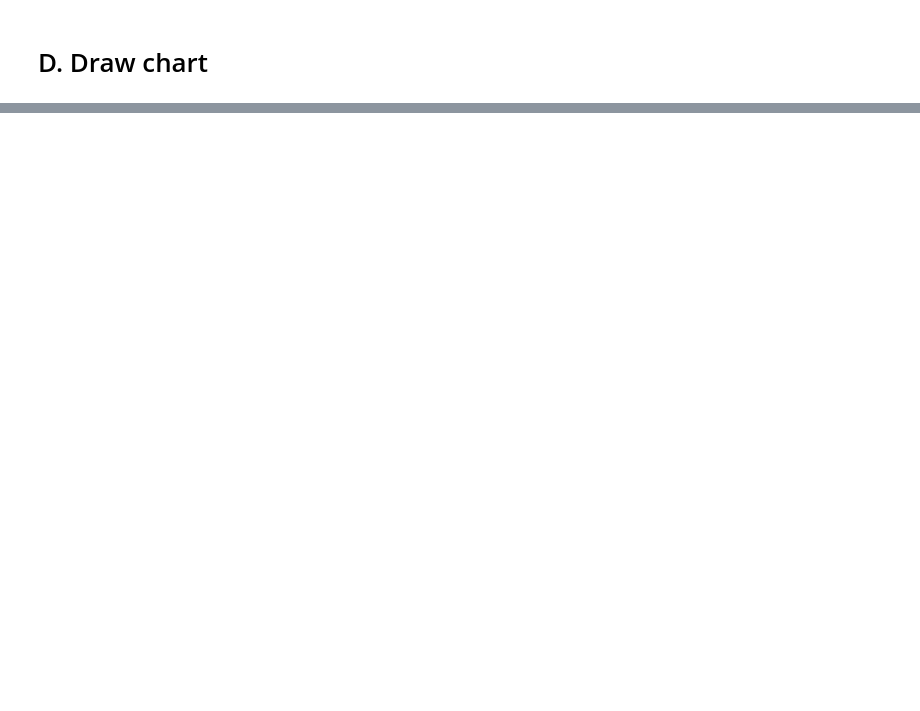
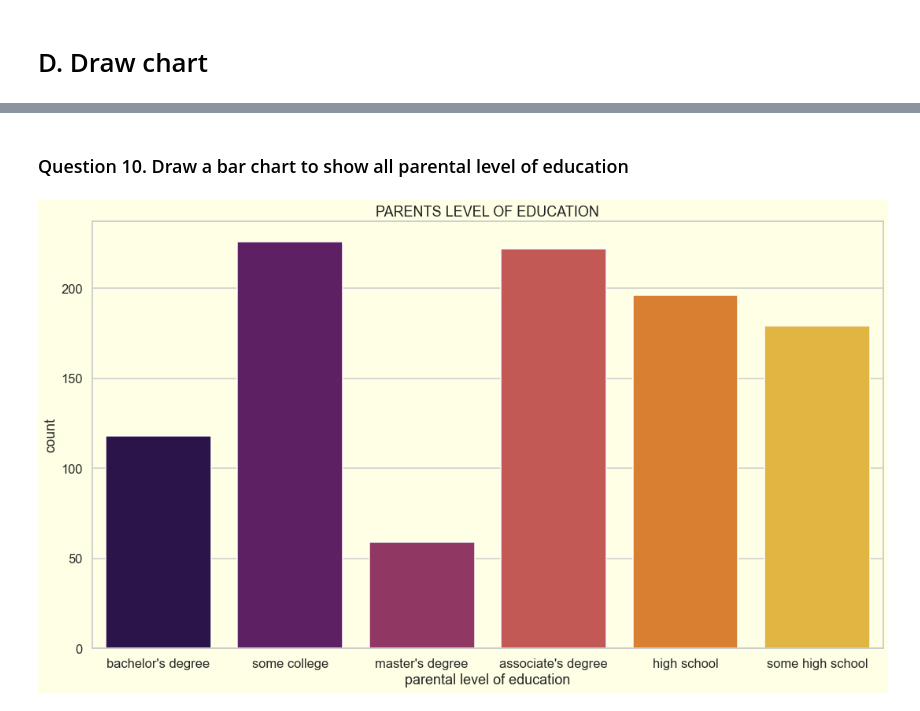
Before and after one commit to AlexGamer29/Final-Project---Intro-to-CS, a Jupyter notebook: Final_project.ipynb, the cells around one changed output, grey strips where cells are left out. Cells and saved outputs as stored; diff of their text form; code cells hidden in the pictures; blank space fills up the shorter version.

```diff
--- a/Final_project.ipynb
+++ b/Final_project.ipynb
@@ -187,0 +317,15 @@ Name: mean, dtype: float64
+# %% [markdown]
+### Question 10. Draw a bar chart to show all parental level of education
+# %%
+def parents_edu_level():
+    plt.rcParams['figure.facecolor'] = "#ffffe6"
+    plt.rcParams['axes.facecolor'] = "#ffffe6"
+    plt.figure(figsize=(18, 10))
+    plt.title('PARENTS LEVEL OF EDUCATION')
+    sns.countplot(x='parental level of education', data=df, palette='inferno')
+    plt.show()
+
+
+parents_edu_level()
+# %% [output]
+[figure, added]
```
Also changed, not shown: parts of 15 cells of this notebook.
